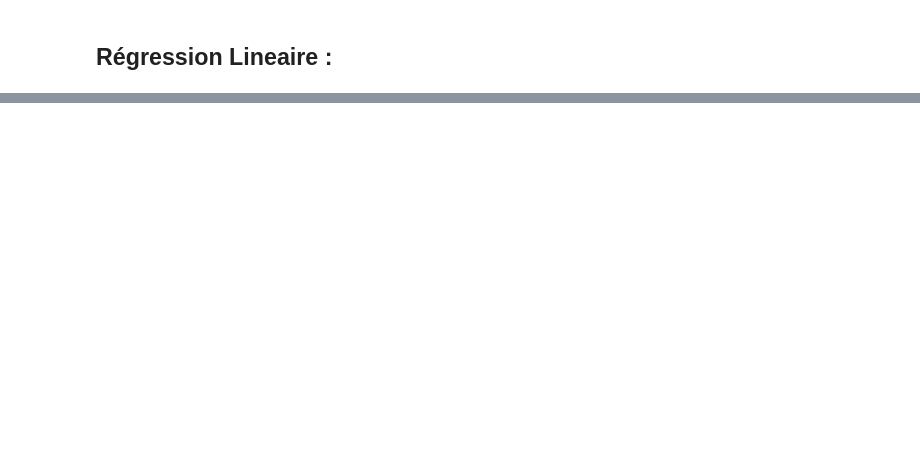
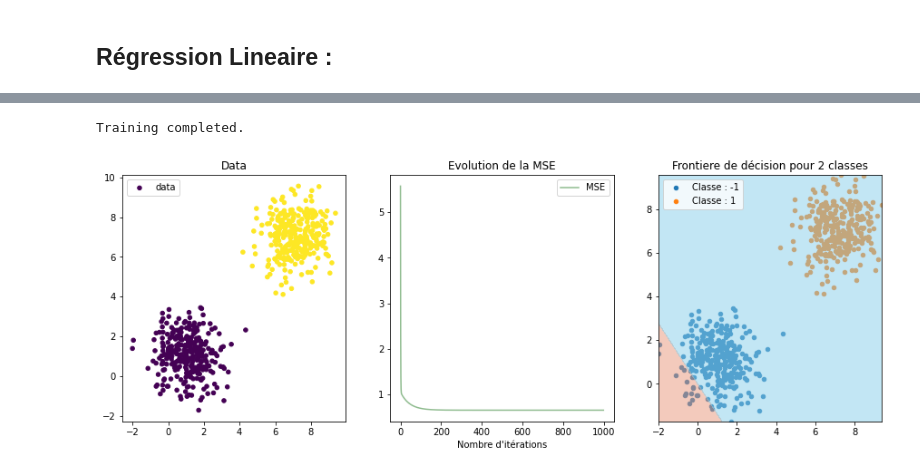
Before and after one commit to Amayas29/neural-networks, a Jupyter notebook: experimentations/linear.ipynb, the cells around one changed output, grey strips where cells are left out. Saved outputs shown, nothing was run; the diff lists cells and outputs as text; code cells hidden in the pictures; blank space fills up the shorter version.

```diff
--- a/experimentations/linear.ipynb
+++ b/experimentations/linear.ipynb
@@ -140,0 +68,12 @@ plt.scatter(X[:, 0], X[:, 1], c=y)
+# %%
+net = Sequentiel([
+    Linear(2, 1)
+])
+
+optim = Optim(net, MSELoss(), eps=1e-5)
+optim.SGD(X, y, batch_size=60, num_iterations=1000, verbose=False)
+
+plot_net(X, y, net, optim.train_loss)
+# %% [output]
+Training completed.
+[figure, added]
```
Also changed, not shown: parts of 25 cells of this notebook, 8 other files.
